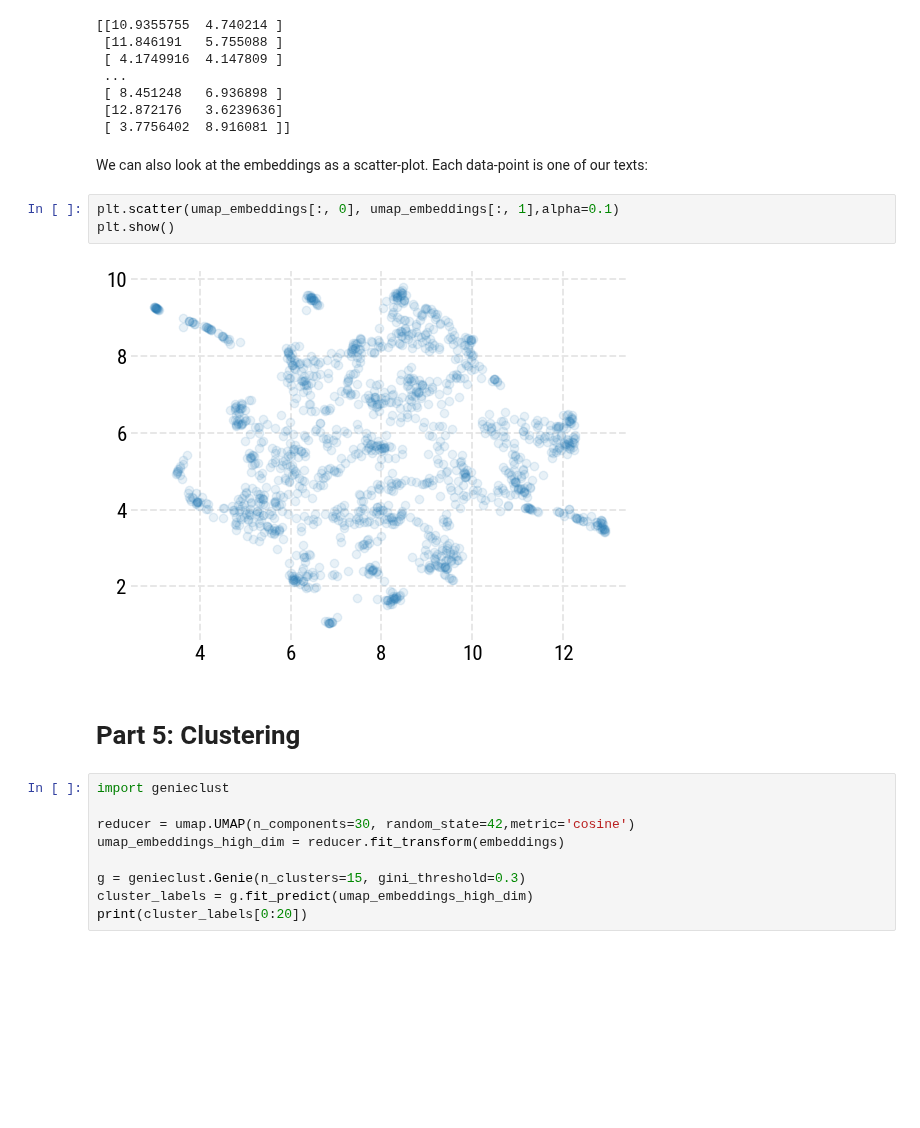
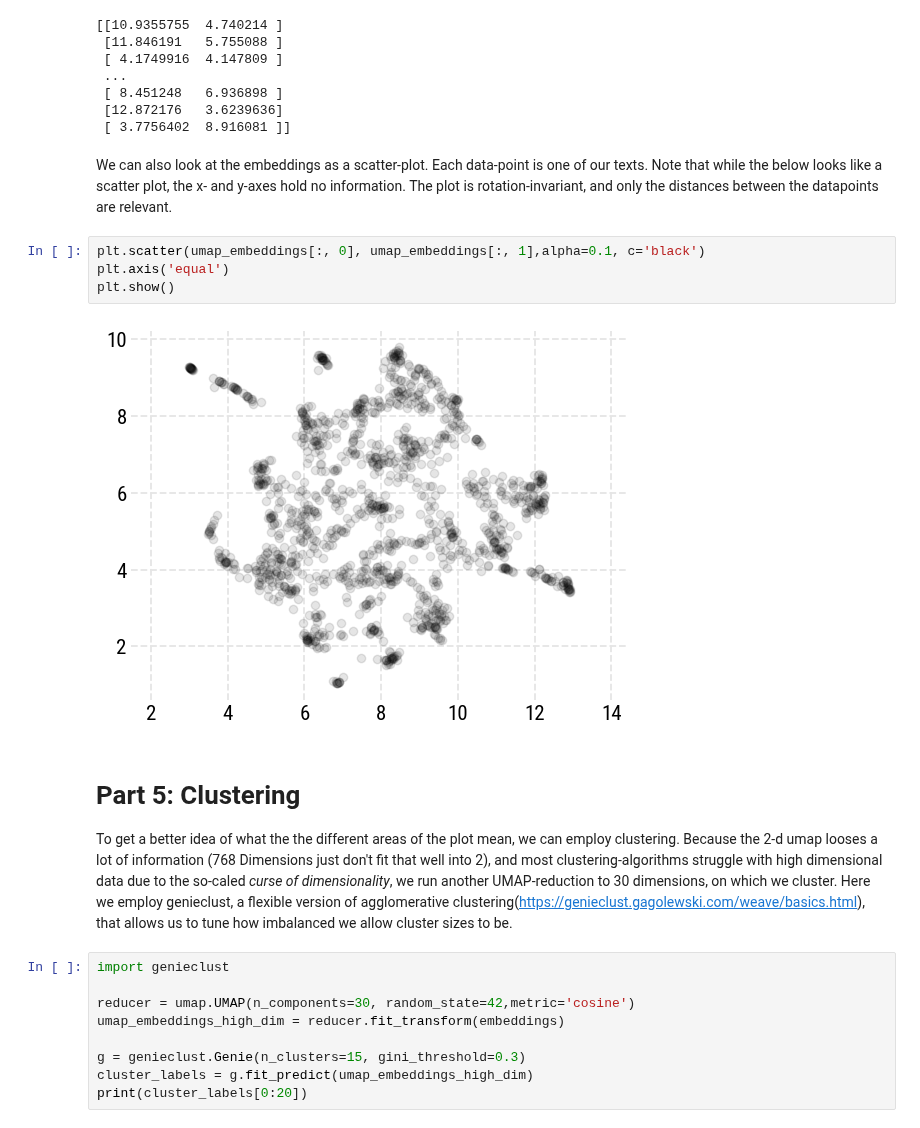
Before and after one commit to MNoichl/data-driven-philosophy-GAP2025, a Jupyter notebook: workbook_01_text_analysis.ipynb, the cells around one changed output. Cells and saved outputs as stored; diff of their text form; blank space fills up the shorter version.

Commit message:
Annotated workbook text

```diff
--- a/workbook_01_text_analysis.ipynb
+++ b/workbook_01_text_analysis.ipynb
@@ -221,14 +221,17 @@ OMP: Info #276: omp_set_nested routine deprecated, please use omp_set_max_active
  [12.872176   3.6239636]
  [ 3.7756402  8.916081 ]]
 # %% [markdown]
-We can also look at the embeddings as a scatter-plot. Each data-point is one of our texts:
+We can also look at the embeddings as a scatter-plot. Each data-point is one of our texts. Note that while the below looks like a scatter plot, the x- and y-axes hold no information. The plot is rotation-invariant, and only the distances between the datapoints are relevant.
 # %%
-plt.scatter(umap_embeddings[:, 0], umap_embeddings[:, 1],alpha=0.1)
+plt.scatter(umap_embeddings[:, 0], umap_embeddings[:, 1],alpha=0.1, c='black')
+plt.axis('equal')
 plt.show()
 # %% [output]
-[figure, old version]
+[figure, new version]
 # %% [markdown]
 # Part 5: Clustering
+
+To get a better idea of what the the different areas of the plot mean, we can employ clustering. Because the 2-d umap looses a lot of information (768 Dimensions just don't fit that well into 2), and most clustering-algorithms struggle with high dimensional data due to the so-caled *curse of dimensionality*, we run another UMAP-reduction to 30 dimensions, on which we cluster. Here we employ genieclust, a flexible version of agglomerative clustering([https://genieclust.gagolewski.com/weave/basics.html](https://genieclust.gagolewski.com/weave/basics.html)), that allows us to tune how imbalanced we allow cluster sizes to be.
 # %%
 import genieclust
 
```
Also changed, not shown: parts of 16 cells of this notebook.
